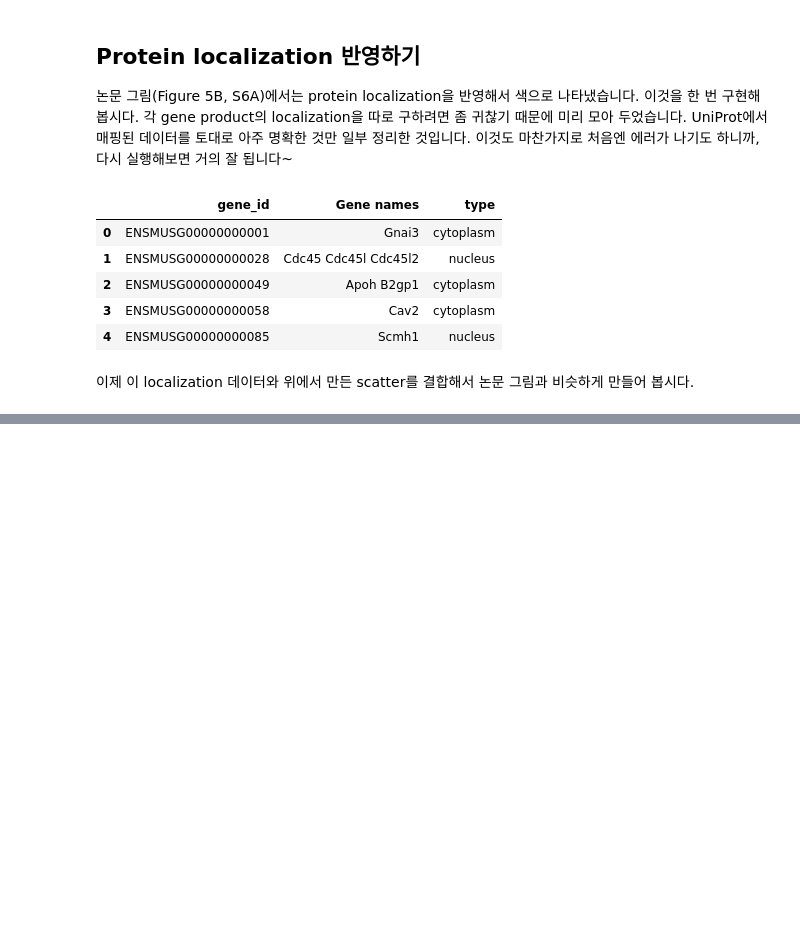
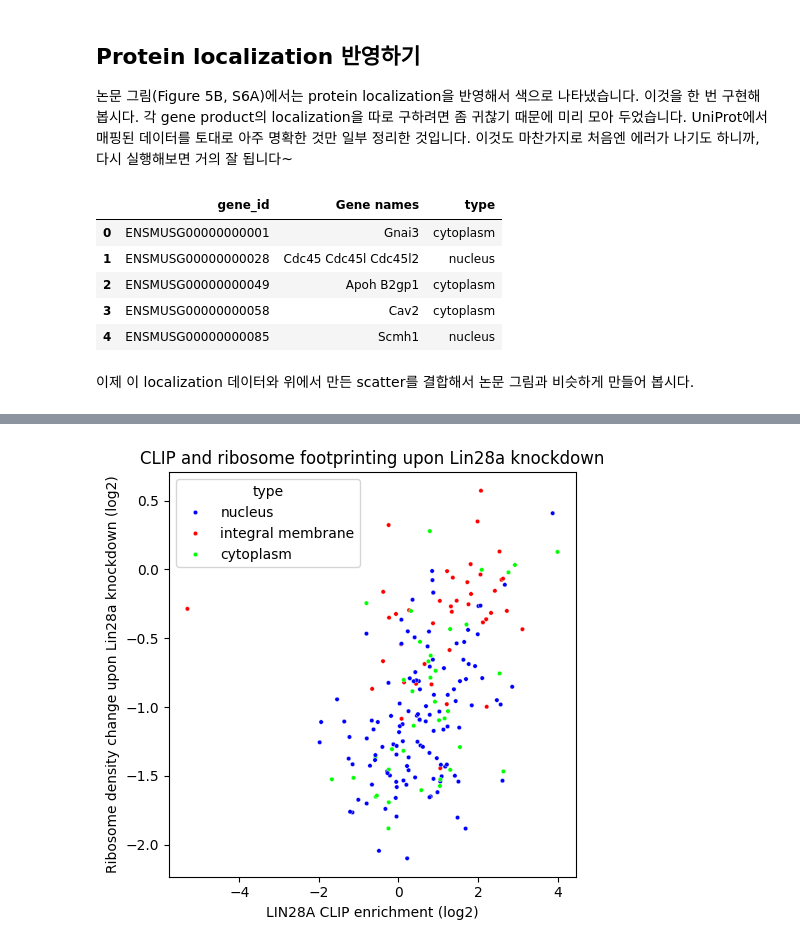
Before and after one commit to JeonSHyun/25-1-SNU-Bioinfo1, a Jupyter notebook: CoLab_TermProj_2025_1.ipynb, the cells around one changed output, grey strips where cells are left out. Saved outputs shown, nothing was run; the diff lists cells and outputs as text; code cells hidden in the pictures; blank space fills up the shorter version.

```diff
--- a/CoLab_TermProj_2025_1.ipynb
+++ b/CoLab_TermProj_2025_1.ipynb
@@ -391,0 +394,27 @@ plt.show()
+# %%
+sampled_data = cnts_local.sample(n=200, random_state=42)
+
+custom_palette = ["#0000FF", "#FF0000", "#00FF00"]
+
+plt.figure(figsize=(5, 5))
+sns.scatterplot(
+    data=sampled_data,
+    x='clip_enrichment',
+    y='rden_change',
+    color='black',
+    s = 10,
+    hue = 'type',
+    palette = custom_palette,
+)
+
+plt.title('CLIP and ribosome footprinting upon Lin28a knockdown')
+plt.xlabel('LIN28A CLIP enrichment (log2)')
+plt.ylabel('Ribosome density change upon Lin28a knockdown (log2)')
+
+# plt.xlim(-4, 6)
+# plt.ylim(-3, 3)
+
+plt.tight_layout()
+plt.show()
+# %% [output]
+[figure, added]
```
Also changed, not shown: parts of 1 cell of this notebook.
